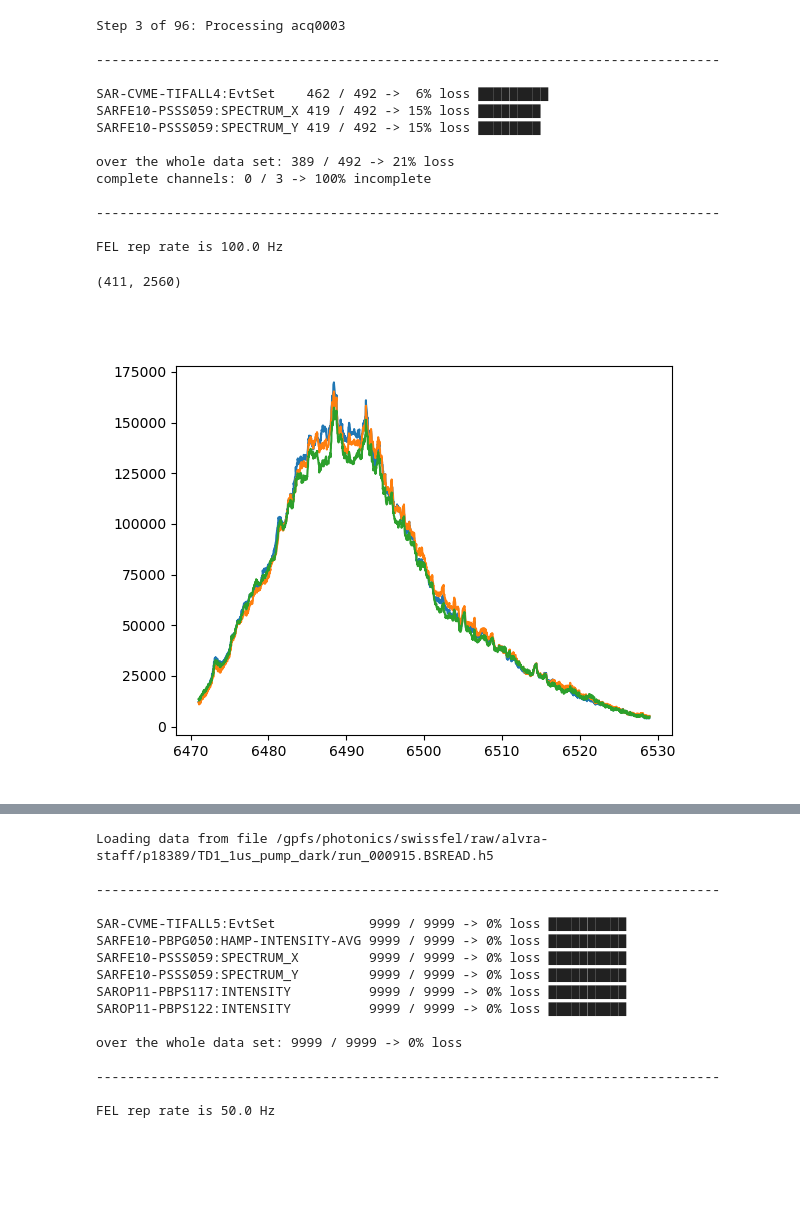
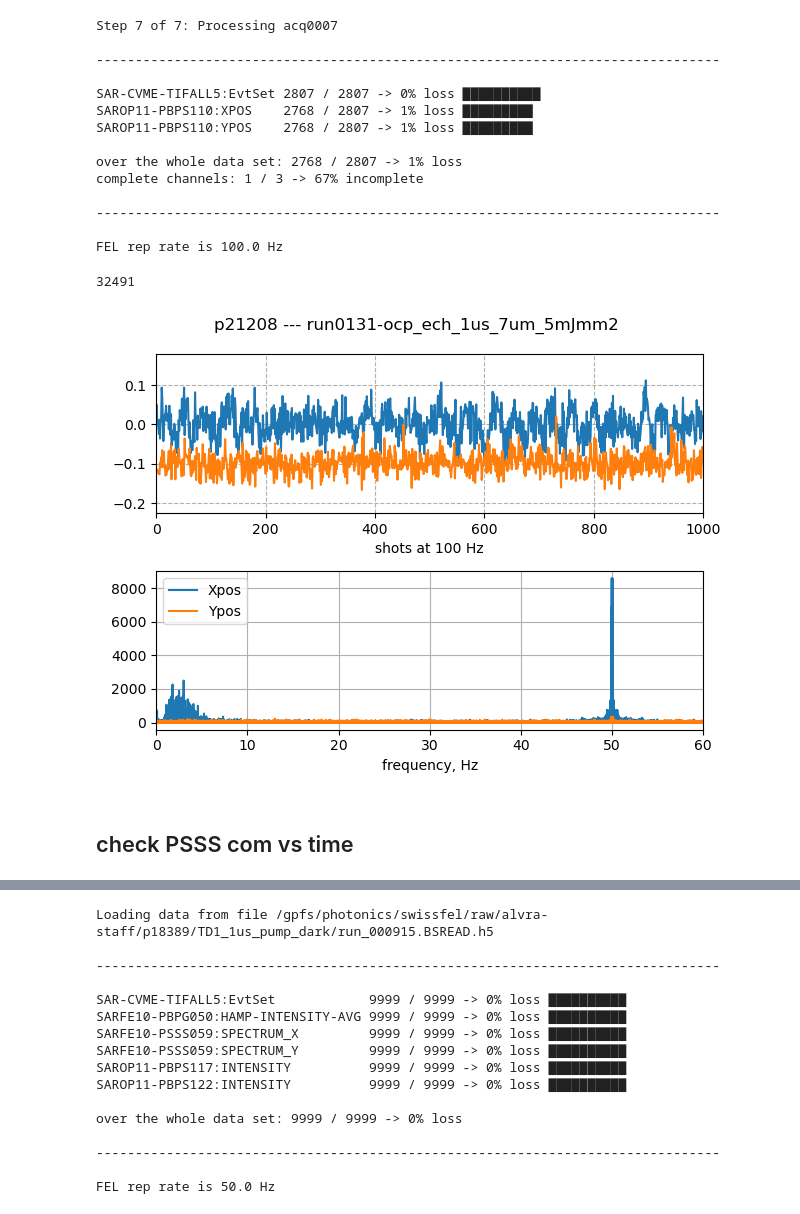
Before and after one commit to paulscherrerinstitute/alvra_beamline_scripts, a Jupyter notebook: workbench.ipynb, the cells around one changed output, grey strips where cells are left out. Saved outputs shown, nothing was run; the diff lists cells and outputs as text; code cells hidden in the pictures; blank space fills up the shorter version.

```diff
--- a/workbench.ipynb
+++ b/workbench.ipynb
@@ -26,6 +34,6 @@ warnings.filterwarnings('ignore')
 # %%
-pgroup='p21107'
-runnumber = 15
+pgroup='p21208'
+runnumber = 131
 print ('run: {:04d}'.format(runnumber))
 
 #############################################################
@@ -46,12 +54,11 @@ SFScanInfo("/sf/alvra/data/p21107/raw/run0015/meta/scan.json"): 96 steps
 # %%
-channel_list = [channel_PSSS_x, channel_PSSS_y]
+channel_list = [channel_posX_110, channel_posY_110]
 
-from sfdata import SFScanInfo
-scan = SFScanInfo(jsonfile)
+#################################################
 
 all_results = []
 
-for i, step in enumerate(scan[:3]):
+for i, step in enumerate(scan):
     check_files_and_data(step)
     check = get_filesize_diff(step)
     if check:
@@ -63,23 +70,17 @@ for i, step in enumerate(scan[:3]):
 
         all_results.append(results)
 # %% [output]
-Step 3 of 96: Processing acq0003
+Step 7 of 7: Processing acq0007
 
 --------------------------------------------------------------------------------
 
-SAR-CVME-TIFALL4:EvtSet    462 / 492 ->  6% loss ▇▇▇▇▇▇▇▇▇
-SARFE10-PSSS059:SPECTRUM_X 419 / 492 -> 15% loss ▇▇▇▇▇▇▇▇
-SARFE10-PSSS059:SPECTRUM_Y 419 / 492 -> 15% loss ▇▇▇▇▇▇▇▇
+SAR-CVME-TIFALL5:EvtSet 2807 / 2807 -> 0% loss ▇▇▇▇▇▇▇▇▇▇
+SAROP11-PBPS110:XPOS    2768 / 2807 -> 1% loss ▇▇▇▇▇▇▇▇▇
+SAROP11-PBPS110:YPOS    2768 / 2807 -> 1% loss ▇▇▇▇▇▇▇▇▇
 
-over the whole data set: 389 / 492 -> 21% loss
-complete channels: 0 / 3 -> 100% incomplete
+over the whole data set: 2768 / 2807 -> 1% loss
+complete channels: 1 / 3 -> 67% incomplete
 
 --------------------------------------------------------------------------------
 
 FEL rep rate is 100.0 Hz
-# %%
-psss_y = all_results[1][channel_PSSS_y]
-psss_x = all_results[1][channel_PSSS_x]
-np.shape(psss_y)
-# %% [output]
-(411, 2560)
@@ -88,9 +87,42 @@ xaxis = psss_x.mean(axis=0)
-# %%
-plt.figure()
-#plt.plot(xaxis, psss_y[0])
-for index in range(3):
-
-    plt.plot(xaxis, np.average(all_results[index][channel_PSSS_y], axis=0))
-plt.show()
-# %% [output]
-[figure, removed]
+# %%
+xpos = []
+ypos = []
+for index in range(len(all_results)):
+    xpos.extend(all_results[index][channel_posX_110])
+    ypos.extend(all_results[index][channel_posY_110])
+xpos = np.asarray(xpos)
+ypos = np.asarray(ypos)
+len(xpos)
+# %% [output]
+32491
+# %%
+#x=np.arange(0,100,0.05)
+x = np.linspace(0,100,len(xpos)*2)
+valsdiode = np.hstack((xpos-np.mean(xpos), np.zeros_like(xpos)))
+vals2diode = np.hstack((ypos - np.mean(ypos), np.zeros_like(ypos)))
+powerx = np.abs(np.fft.fft(valsdiode))**2
+powery = np.abs(np.fft.fft(vals2diode))**2
+
+fig, axs = plt.subplots(2, 1)
+plt.suptitle(titlestring)
+axs[0].plot(valsdiode)
+axs[0].plot(vals2diode-0.1)
+#axs[0].set_xlim(0,len(xpos))
+axs[0].set_xlim(0,1000)
+axs[0].set_xlabel('shots at 100 Hz')
+axs[0].grid(True, linestyle='--')
+
+axs[1].plot(x, powerx, label ="Xpos")
+axs[1].plot(x, powery, label ="Ypos")
+axs[1].set_xlabel('frequency, Hz')
+axs[1].set_xlim(0,60)
+plt.legend(loc='best')
+#axs[1].set_ylim(0,100)
+axs[1].grid(True)
+fig.tight_layout()
+plt.show()
+# %% [output]
+[figure, added]
+# %% [markdown]
+<a id='psss_com'></a>
+## check PSSS com vs time
```
Also changed, not shown: parts of 12 cells of this notebook, 4 other files.
